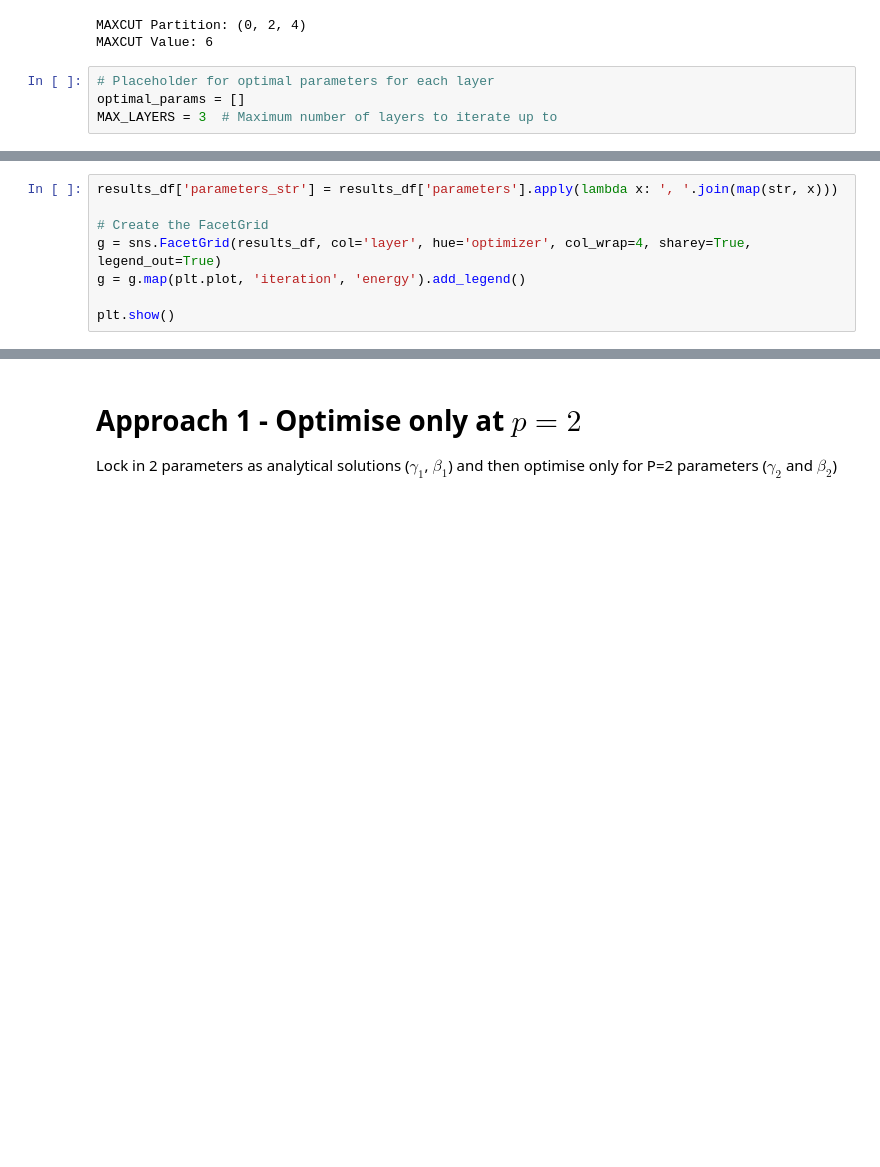
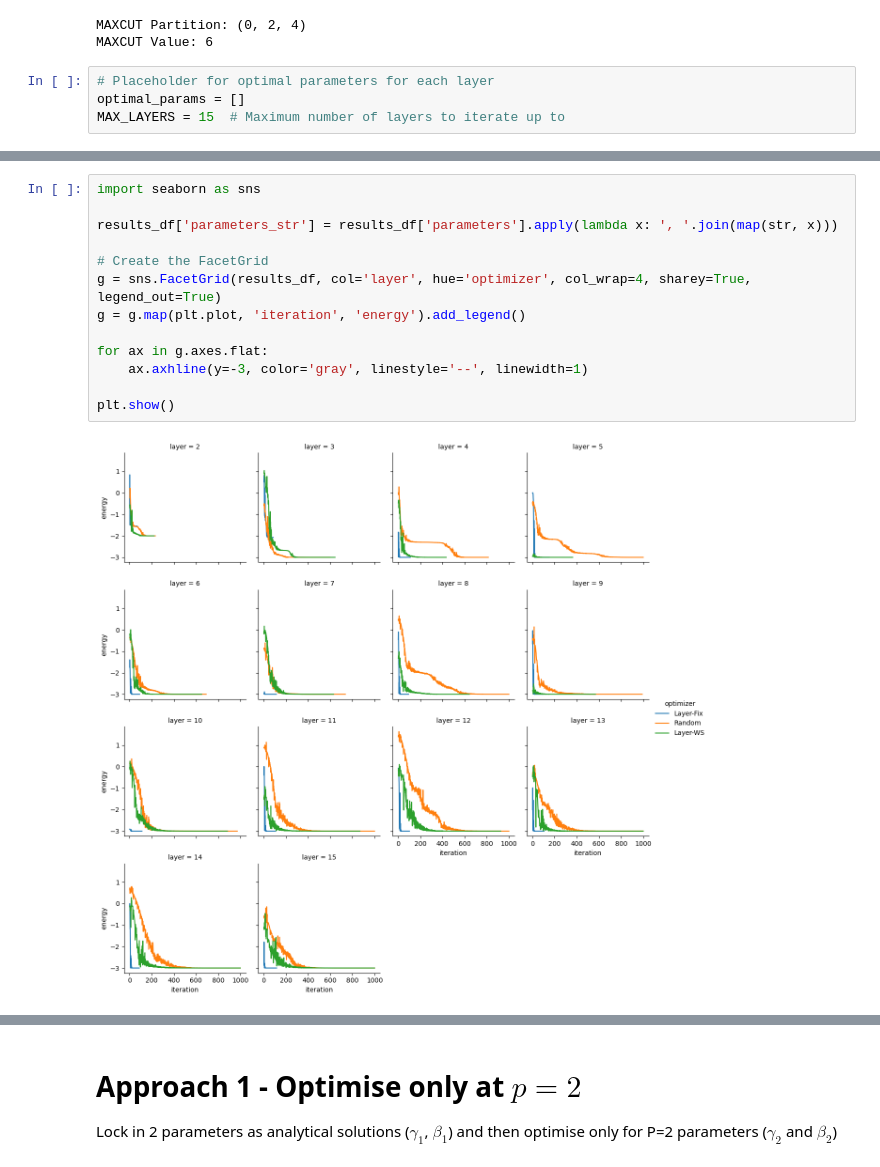
Before and after one commit to vivekkatial/HAQC, a Jupyter notebook: notebooks/24-parameter-fixing-at-high-depths.ipynb, the cells around one changed output, grey strips where cells are left out. Drawn from its saved outputs; the diff is of its cells as text; blank space fills up the shorter version.

```diff
--- a/notebooks/24-parameter-fixing-at-high-depths.ipynb
+++ b/notebooks/24-parameter-fixing-at-high-depths.ipynb
@@ -292,7 +296,7 @@ MAXCUT Value: 6
 # %%
 # Placeholder for optimal parameters for each layer
 optimal_params = []
-MAX_LAYERS = 3  # Maximum number of layers to iterate up to
+MAX_LAYERS = 15  # Maximum number of layers to iterate up to
 # %%
 class OptimizationTracker:
     def __init__(self):
@@ -414,8 +448,15 @@ results_df.optimizer.value_counts()
 # %%
+import seaborn as sns
+
 results_df['parameters_str'] = results_df['parameters'].apply(lambda x: ', '.join(map(str, x)))
 
 # Create the FacetGrid
 g = sns.FacetGrid(results_df, col='layer', hue='optimizer', col_wrap=4, sharey=True, legend_out=True)
 g = g.map(plt.plot, 'iteration', 'energy').add_legend()
 
+for ax in g.axes.flat:
+    ax.axhline(y=-3, color='gray', linestyle='--', linewidth=1)
+
 plt.show()
+# %% [output]
+[figure, added]
```
Also changed, not shown: parts of 13 cells of this notebook, 8 other files.
